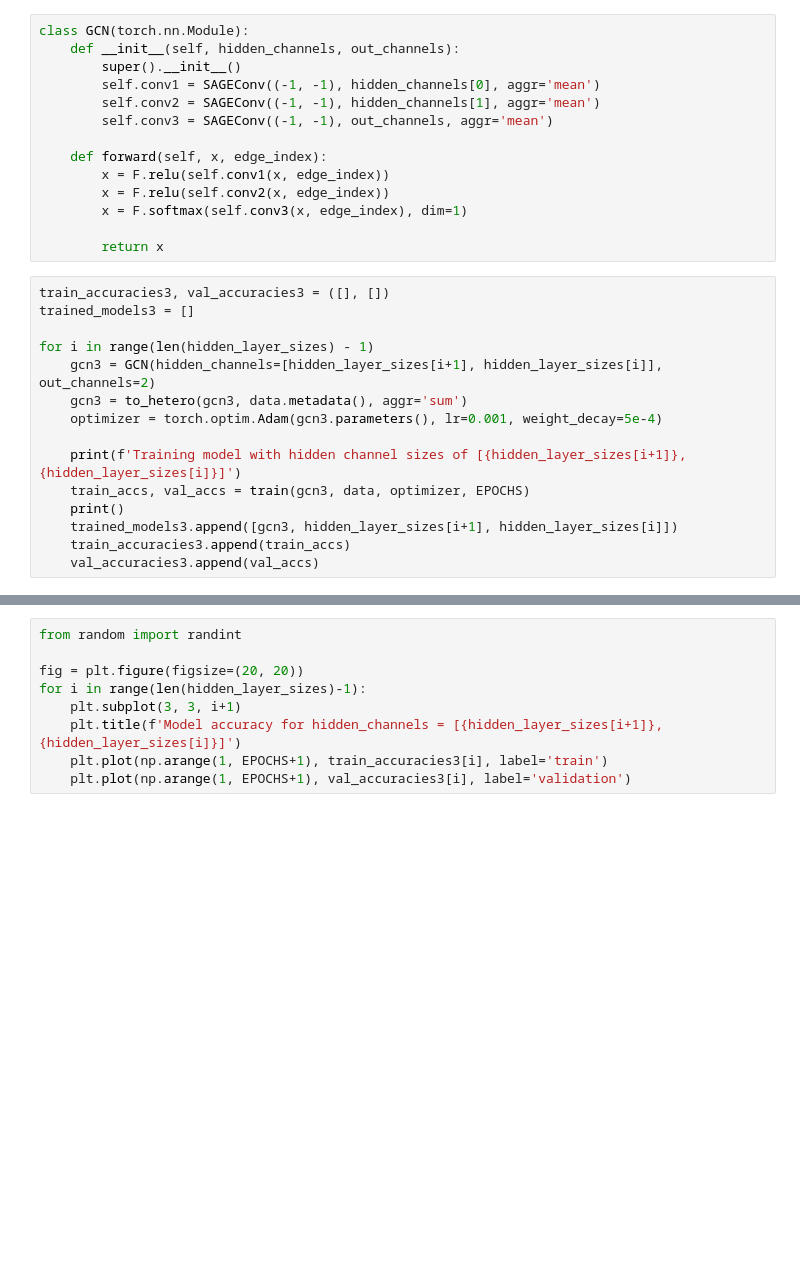
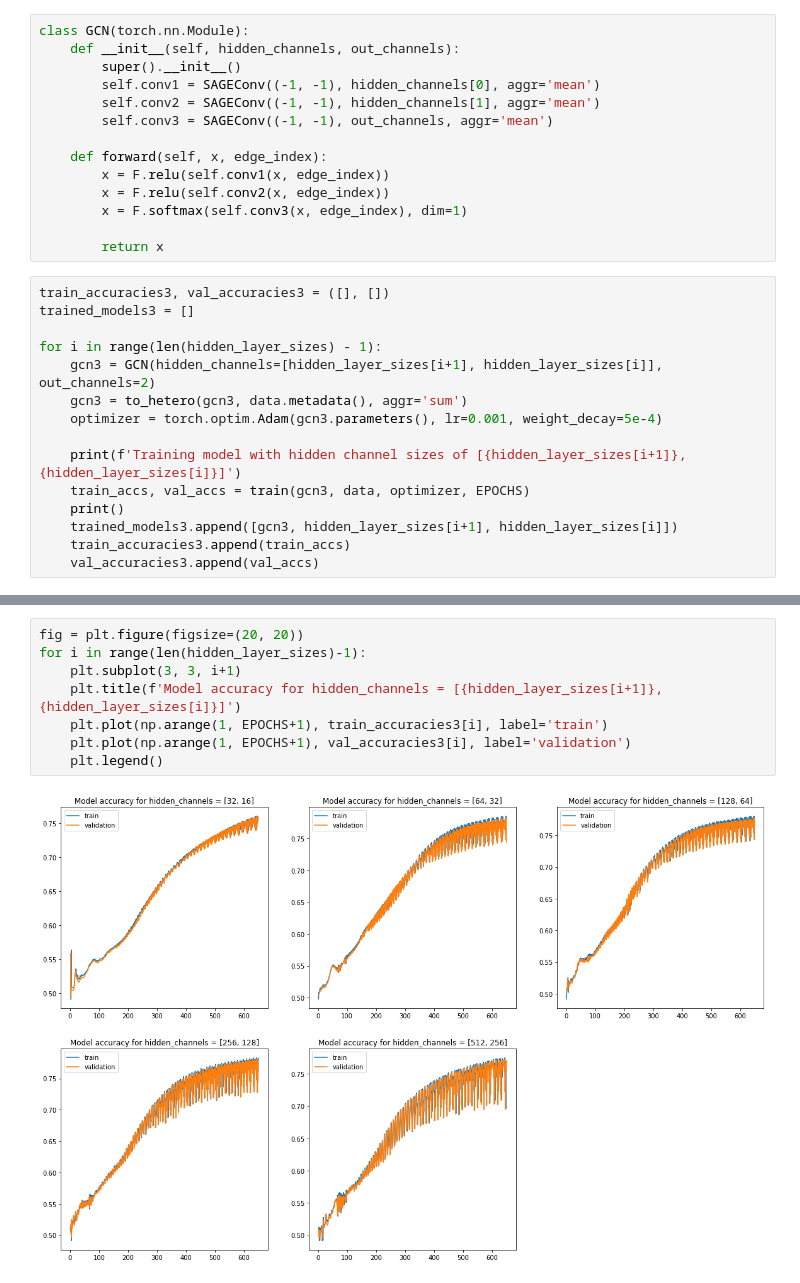
Before and after one commit to kunict11/GCN-Ticket-Reassignment-Prediction, a Jupyter notebook: 04.Experiment.ipynb, the cells around one changed output, grey strips where cells are left out. Cells and saved outputs as stored; diff of their text form; blank space fills up the shorter version.

```diff
--- a/04.Experiment.ipynb
+++ b/04.Experiment.ipynb
@@ -189,7 +189,7 @@ class GCN(torch.nn.Module):
 train_accuracies3, val_accuracies3 = ([], [])
 trained_models3 = []
 
-for i in range(len(hidden_layer_sizes) - 1)
+for i in range(len(hidden_layer_sizes) - 1):
     gcn3 = GCN(hidden_channels=[hidden_layer_sizes[i+1], hidden_layer_sizes[i]], out_channels=2)
     gcn3 = to_hetero(gcn3, data.metadata(), aggr='sum')
     optimizer = torch.optim.Adam(gcn3.parameters(), lr=0.001, weight_decay=5e-4)
@@ -203,9 +222,10 @@ for i in range(len(hidden_layer_sizes) - 1)
 # %%
-from random import randint
-
 fig = plt.figure(figsize=(20, 20))
 for i in range(len(hidden_layer_sizes)-1):
     plt.subplot(3, 3, i+1)
     plt.title(f'Model accuracy for hidden_channels = [{hidden_layer_sizes[i+1]}, {hidden_layer_sizes[i]}]')
     plt.plot(np.arange(1, EPOCHS+1), train_accuracies3[i], label='train')
     plt.plot(np.arange(1, EPOCHS+1), val_accuracies3[i], label='validation')
+    plt.legend()
+# %% [output]
+[figure, added]
```
Also changed, not shown: parts of 6 cells of this notebook.
